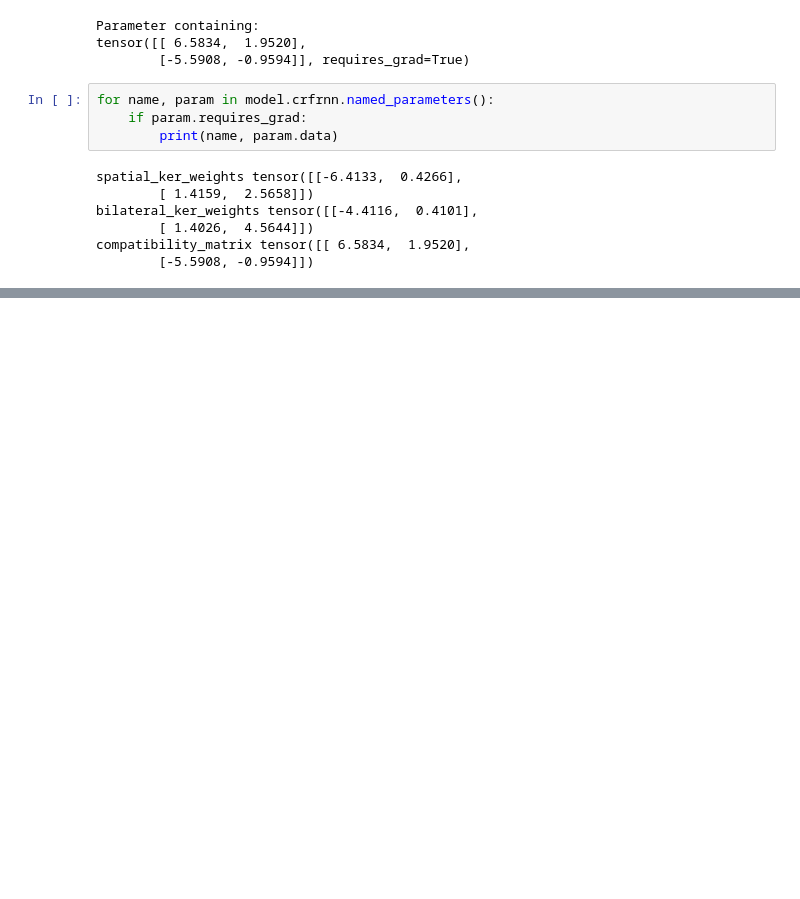
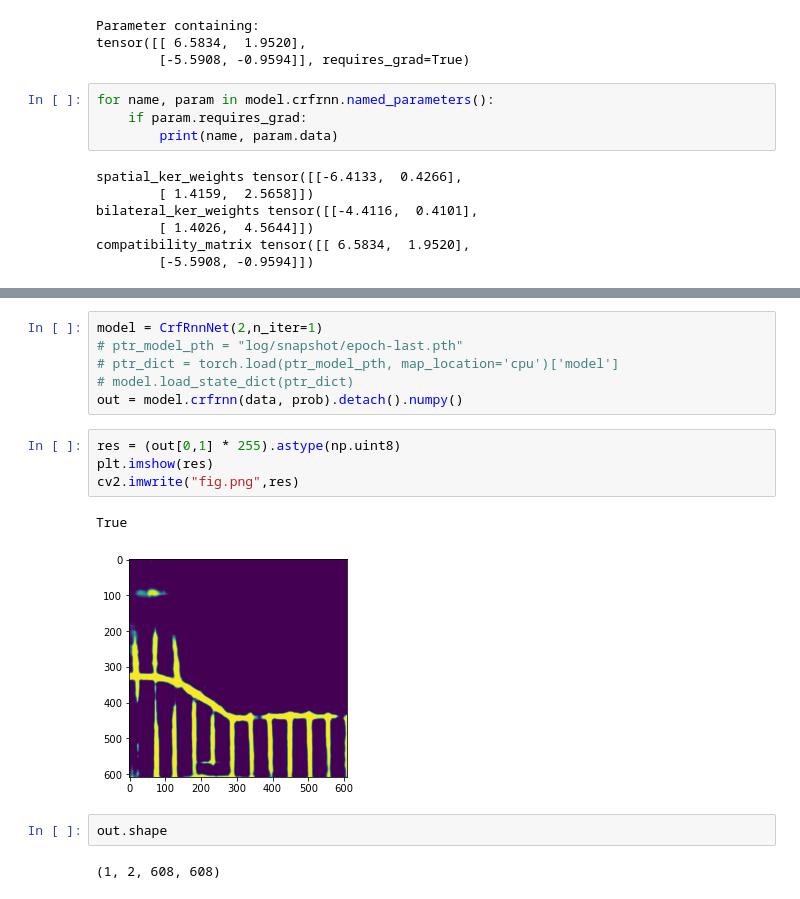
Before and after one commit to CoolPhilChen/cil-road-segmentation-2019, a Jupyter notebook: model/crfasrnn/main.ipynb, the cells around one changed output, grey strips where cells are left out. Cells and saved outputs as stored; diff of their text form; blank space fills up the shorter version.

```diff
--- a/model/crfasrnn/main.ipynb
+++ b/model/crfasrnn/main.ipynb
@@ -223,0 +298,17 @@ compatibility_matrix tensor([[ 6.5834,  1.9520],
+# %%
+model = CrfRnnNet(2,n_iter=1)
+# ptr_model_pth = "log/snapshot/epoch-last.pth"
+# ptr_dict = torch.load(ptr_model_pth, map_location='cpu')['model']
+# model.load_state_dict(ptr_dict)
+out = model.crfrnn(data, prob).detach().numpy()
+# %%
+res = (out[0,1] * 255).astype(np.uint8)
+plt.imshow(res)
+cv2.imwrite("fig.png",res)
+# %% [output]
+True
+[figure, added]
+# %%
+out.shape
+# %% [output]
+(1, 2, 608, 608)
```
Also changed, not shown: parts of 14 cells of this notebook.
